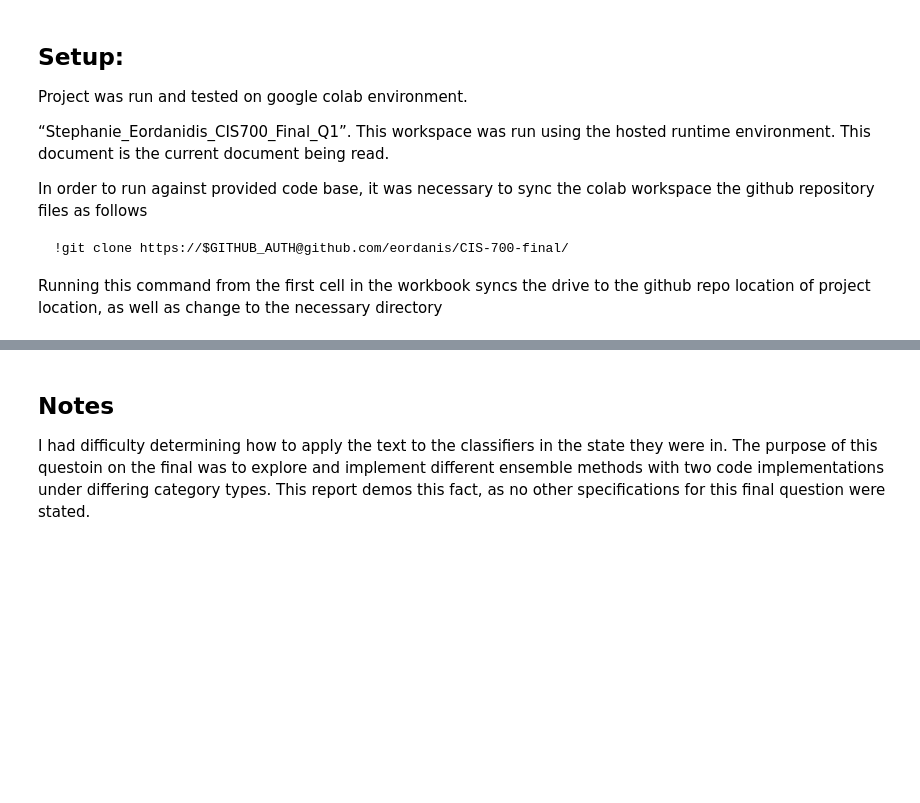
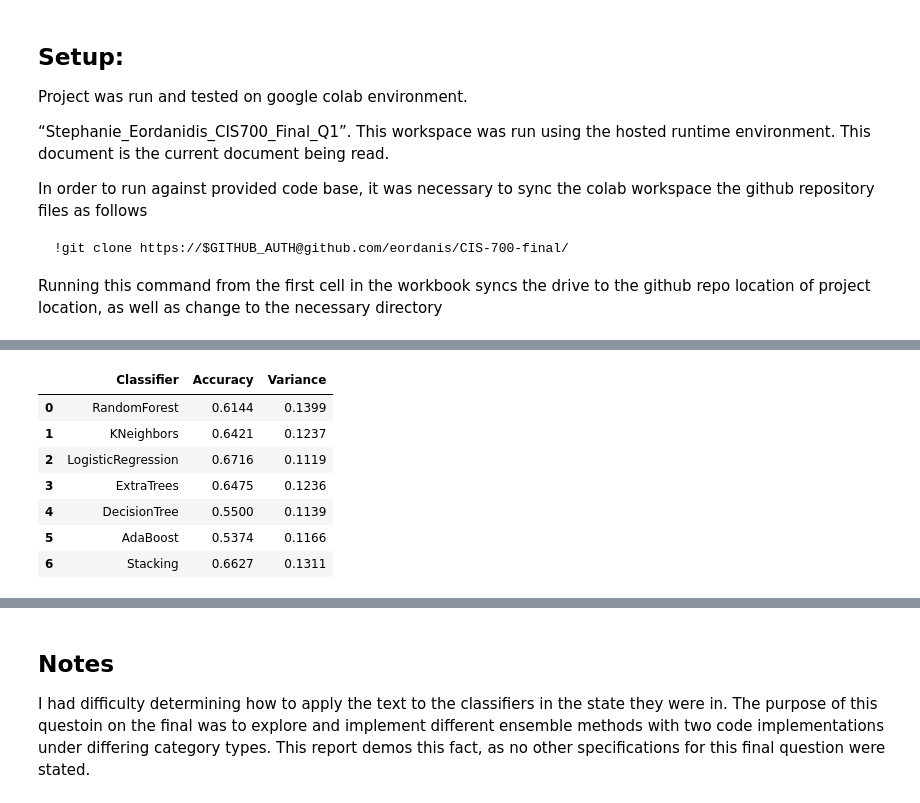
Before and after one commit to eordanis/CIS-700-final, a Jupyter notebook: Stephanie_Eordanidis_CIS700_Final_Q1.ipynb, the cells around one changed output, grey strips where cells are left out. Cells and saved outputs as stored; diff of their text form; code cells hidden in the pictures; blank space fills up the shorter version.

```diff
--- a/Stephanie_Eordanidis_CIS700_Final_Q1.ipynb
+++ b/Stephanie_Eordanidis_CIS700_Final_Q1.ipynb
@@ -122,0 +150,11 @@ As seen by above metric results, accuracies for the models are fairly consistent
+# %%
+vis.display_stacking_dataframe(adjusted='true')
+# %% [output]
+|  | Classifier | Accuracy | Variance |
+| 0 | RandomForest | 0.6144 | 0.1399 |
+| 1 | KNeighbors | 0.6421 | 0.1237 |
+| 2 | LogisticRegression | 0.6716 | 0.1119 |
+| 3 | ExtraTrees | 0.6475 | 0.1236 |
+| 4 | DecisionTree | 0.5500 | 0.1139 |
+| 5 | AdaBoost | 0.5374 | 0.1166 |
+| 6 | Stacking | 0.6627 | 0.1311 |
```
Also changed, not shown: parts of 15 cells of this notebook, 2 other files.
